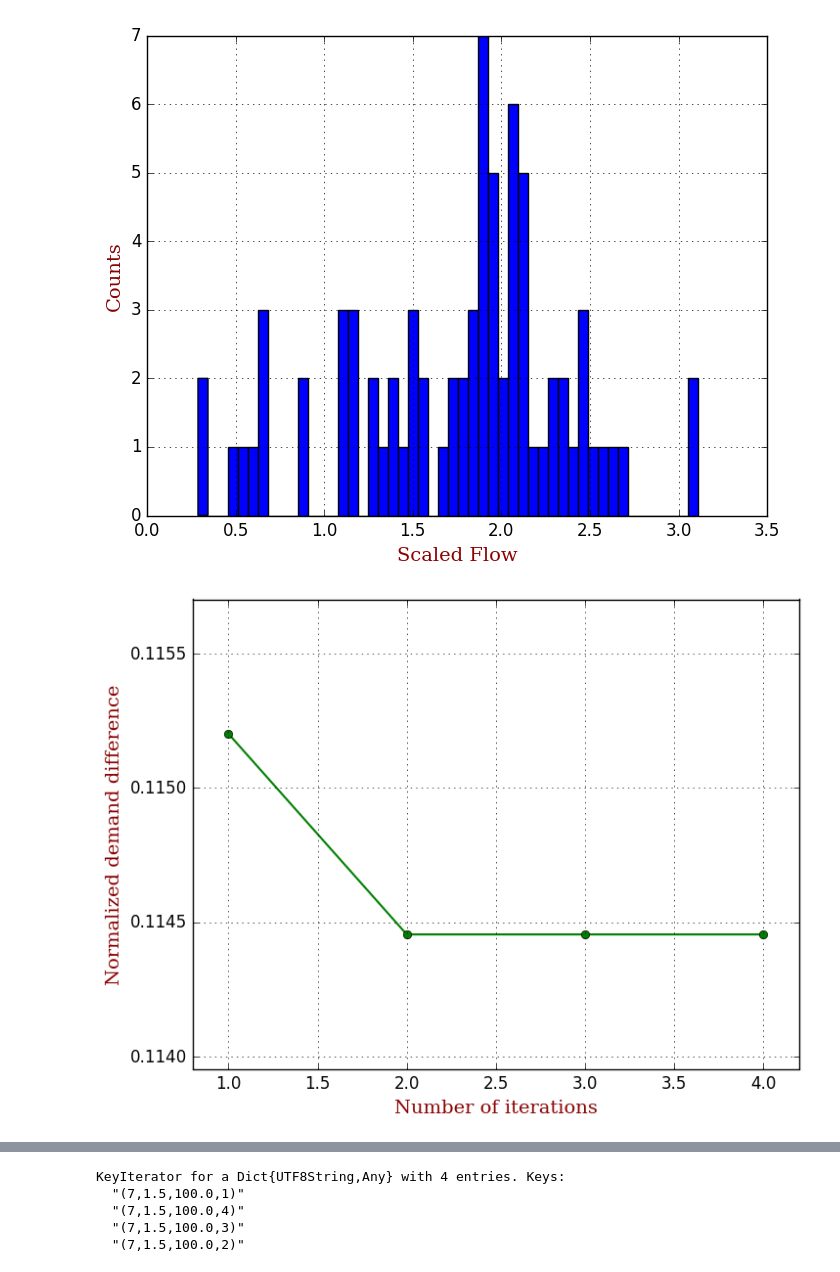
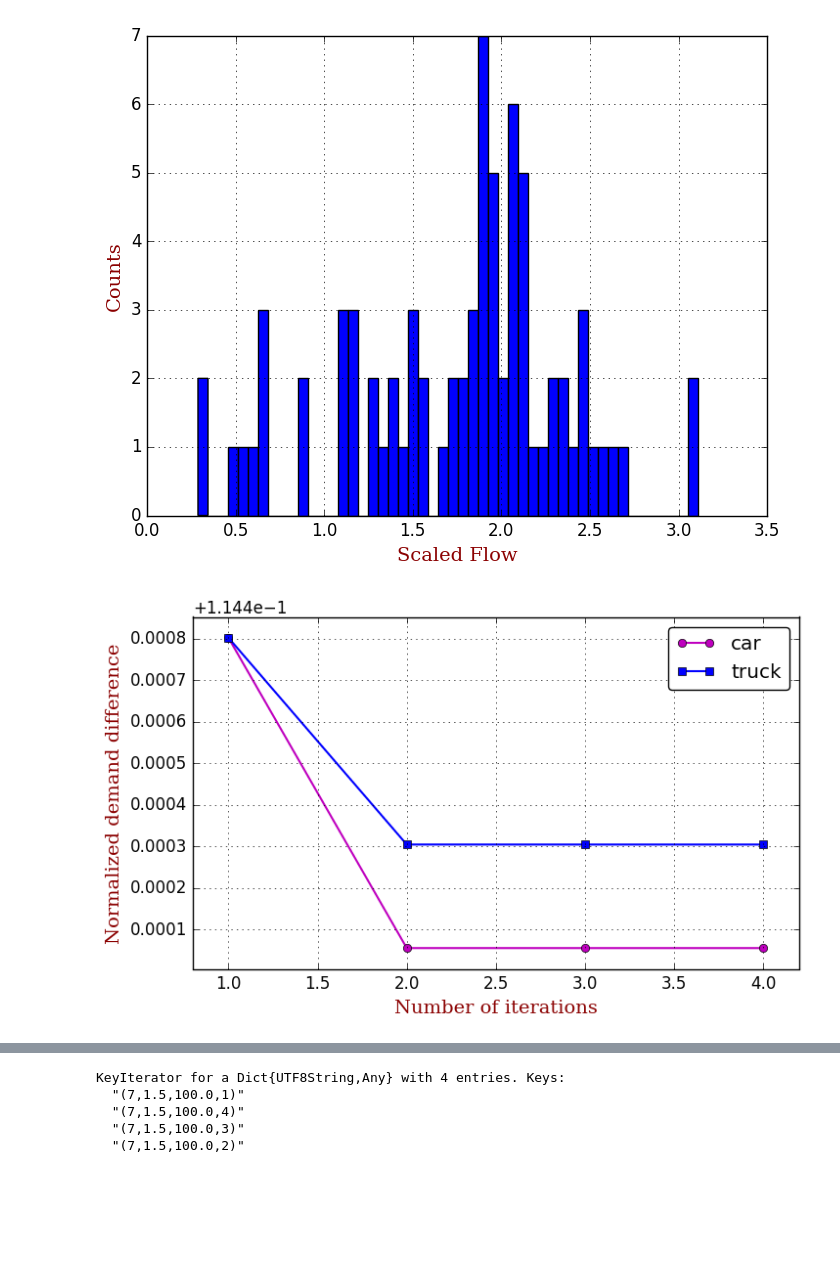
Before and after one commit to jingzbu/InverseVIsTraffic, a Jupyter notebook: 12_develop_new_OD_demand_estimator_Sioux_Dijkstra_multi_class/05_refine_iteration_results.ipynb, the cells around one changed output, grey strips where cells are left out. Saved outputs shown, nothing was run; the diff lists cells and outputs as text; code cells hidden in the pictures; blank space fills up the shorter version.

Commit message:
update plots

```diff
--- a/12_develop_new_OD_demand_estimator_Sioux_Dijkstra_multi_class/05_refine_iteration_results.ipynb
+++ b/12_develop_new_OD_demand_estimator_Sioux_Dijkstra_multi_class/05_refine_iteration_results.ipynb
@@ -72,24 +72,28 @@ INFO: Loading help data...
 # %%
 iterNum = 1:(N+1)
 
-demandsDiff = map(iterNum->demandsDiffDictCar["$iterNum"], iterNum)
+demandsDiffCar = map(iterNum->demandsDiffDictCar["$iterNum"], iterNum)
+demandsDiffTruck = map(iterNum->demandsDiffDictTruck["$iterNum"], iterNum)
 
 # plot(iterNum, objFun, "s-g", label="True")
 
-plot(iterNum, demandsDiff, "o-g", linewidth=1.5)
+fig = figure(figsize=(8,4.5))
 
-# legend(loc="upper right",fancybox="true")
+plot(iterNum, demandsDiffCar, "o-m", label="car", linewidth=1.5)
+plot(iterNum, demandsDiffTruck, "s-b", label="truck", linewidth=1.5)
+
+legend(loc="upper right",fancybox="true")
 
 grid("on")
 
 xlim(.8, N + 1 + .2)
-ylim(minimum(demandsDiff)-.0005, maximum(demandsDiff)+.0005)
+ylim(minimum(demandsDiffCar)-.00005, maximum(demandsDiffCar)+.00005)
 
 font1 = ["family"=>"serif", "color"=>"darkred", "weight"=>"normal", "size"=>14]
 
 xlabel("Number of iterations", fontdict=font1)
 ylabel("Normalized demand difference", fontdict=font1)
 
-savefig("./results/demandsDiff_biLev_Sioux_car.pdf")
+savefig("./results/demandsDiff_biLev_Sioux_multi_class.pdf")
 # %% [output]
-[figure, old version]
+[figure, new version]
```
Also changed, not shown: parts of 3 cells of this notebook, 34 other files.
